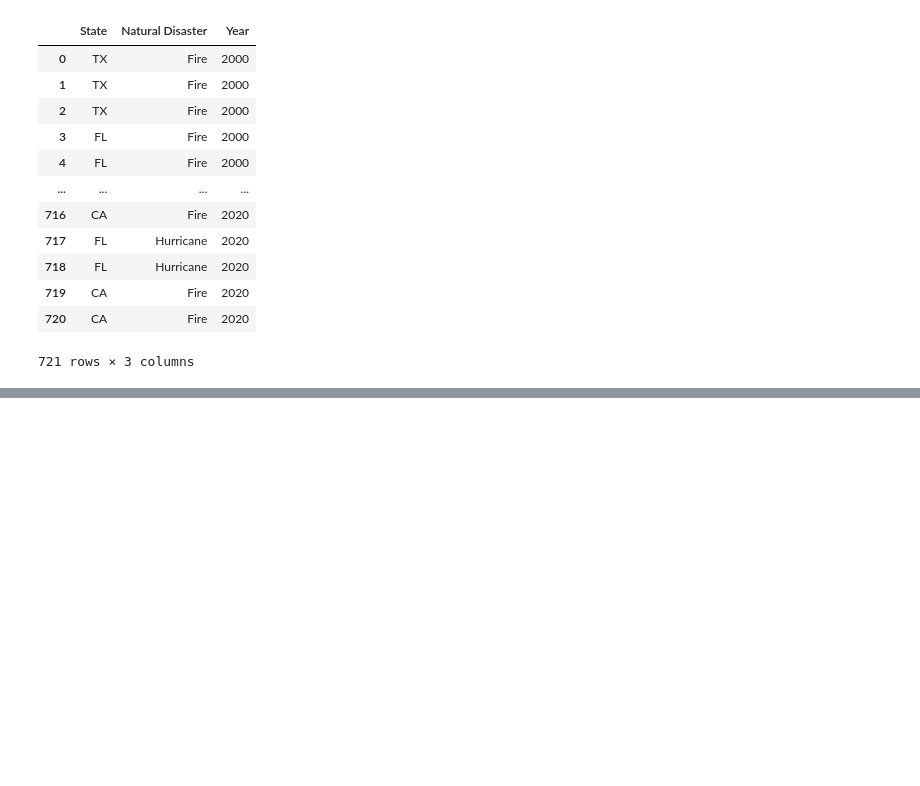
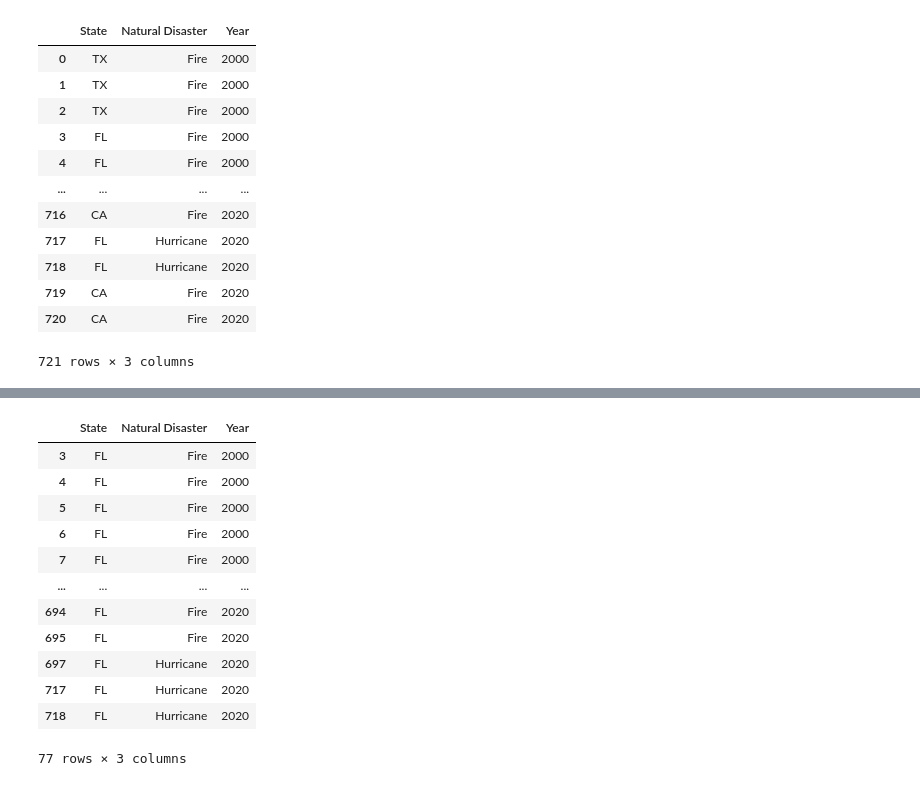
Before and after one commit to bleeclt/pro1group, a Jupyter notebook: natural_disaster_and_pollution.ipynb, the cells around one changed output, grey strips where cells are left out. Cells and saved outputs as stored; diff of their text form; code cells hidden in the pictures; blank space fills up the shorter version.

```diff
--- a/natural_disaster_and_pollution.ipynb
+++ b/natural_disaster_and_pollution.ipynb
@@ -503,0 +551,16 @@ disaster_clean
+# %%
+fl_disaster
+# %% [output]
+|  | State | Natural Disaster | Year |
+| 3 | FL | Fire | 2000 |
+| 4 | FL | Fire | 2000 |
+| 5 | FL | Fire | 2000 |
+| 6 | FL | Fire | 2000 |
+| 7 | FL | Fire | 2000 |
+| ... | ... | ... | ... |
+| 694 | FL | Fire | 2020 |
+| 695 | FL | Fire | 2020 |
+| 697 | FL | Hurricane | 2020 |
+| 717 | FL | Hurricane | 2020 |
+| 718 | FL | Hurricane | 2020 |
+77 rows × 3 columns
```
Also changed, not shown: parts of 7 cells of this notebook.
